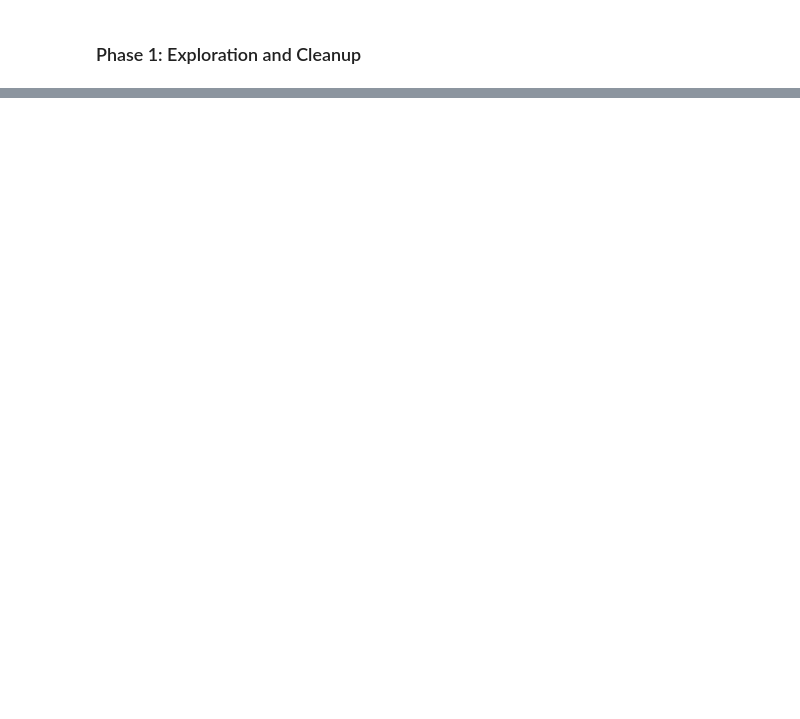
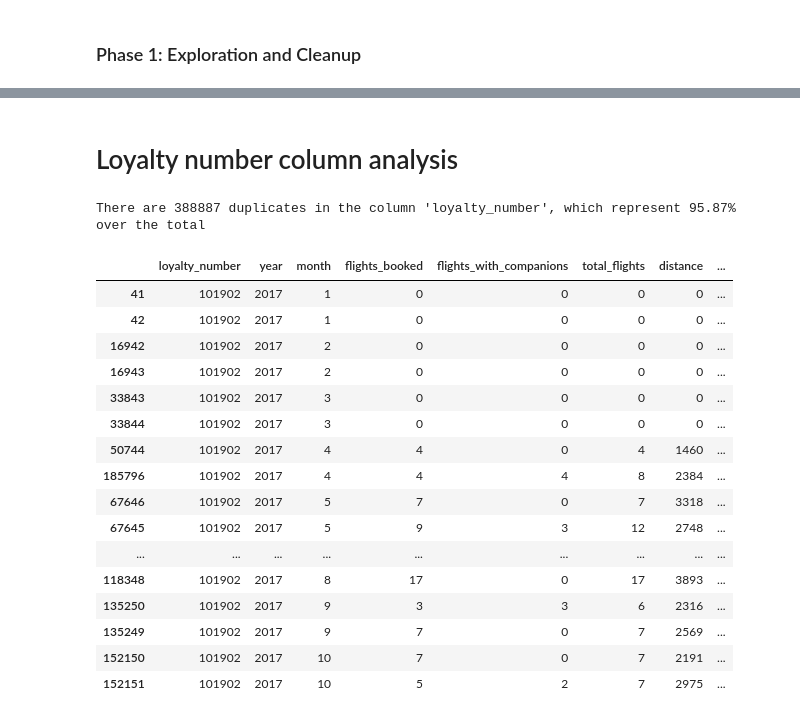
Before and after one commit to Adalab/bda-modulo-3-evaluacion-final-carla-caracola, a Jupyter notebook: module_3_final_evaluation_carla.ipynb, the cells around one changed output, grey strips where cells are left out. Saved outputs shown, nothing was run; the diff lists cells and outputs as text; code cells hidden in the pictures; blank space fills up the shorter version.

Commit message:
Exploratory Data Analysis and data transformation
Finishes functions for the Exploratory Data Analysis and adds Conclusions. Also implements functions for data transformation.

```diff
--- a/module_3_final_evaluation_carla.ipynb
+++ b/module_3_final_evaluation_carla.ipynb
@@ -147,0 +174,24 @@ dtype: bool>
+# %%
+# ▶️ Data Transformation code execution
+
+# Rename columns to snake case format
+columns_to_snake_case(dataframes_dict)
+
+# In df customer_flights, delete records that are duplicated in all columns keeping only the first appearance
+df_customer_flights.drop_duplicates(inplace=True)
+
+print(f"DUPLICATES COUNT IS: {df_customer_flights.duplicated().sum()}")
+
+# In columns "cancellation_year" and "cancelation_month" replace NaN with "Not Cancelled"
+
+columns = ["cancellation_year","cancellation_month"]
+category_name = "Not Cancelled"
+
+impute_nulls_as_special_category(df_customer_loyalty,columns,category_name)
+
+columns = ["salary"]
+transform_negative_values(df_customer_loyalty,columns)
+
+impute_nulls_as_median(df_customer_loyalty, columns)
+
+impute_nulls_as_median(df_customer_loyalty, columns)
@@ -147,0 +216,45 @@ dtype: bool>
+# %% [markdown]
+# Loyalty number column analysis
+# %%
+def loyalty_number_analysis (df):
+
+    # check the number of duplicates in loyalty_number column
+    duplicates = df_customer_flights.duplicated(subset=['loyalty_number']).sum()
+    print(f"There are {duplicates} duplicates in the column 'loyalty_number', which represent {round((duplicates/df_customer_flights.shape[0]*100),2)}% over the total")
+
+    df_loyalty_number_duplicates = df_customer_flights[df_customer_flights.duplicated(subset=['loyalty_number'])]
+    print (f"\n>>>DATAFRAME WITH loyalty_number:")
+    display(df_loyalty_number_duplicates)
+    # the information in the dataframe is organized in a way that there is one row per each year and each month within a year.
+    # Since there is info from 2 years it is expected to have 24 rows per loyalty_number (or less). So, I will only focus the analysis in those that appear more than 24 times
+    # Calculate the times of appearance for each loyalty_number
+    loyalty_number_value_counts = df_customer_flights['loyalty_number'].value_counts()
+    print (f"\n>>> VALUES COUNT:")
+    print(loyalty_number_value_counts)
+    # filter the Series to keep only the values that appear more than 24 times
+    values_to_keep = loyalty_number_value_counts[loyalty_number_value_counts > 24].index
+    print (f"\n>>> VALUES WITH MORE THAN 24 ROWS:")
+    print(values_to_keep)
+# %% [output]
+There are 388887 duplicates in the column 'loyalty_number', which represent 95.87% over the total
+# %%
+filtered_df = df_customer_flights[df_customer_flights['loyalty_number'].isin(values_to_keep)].sort_values(by=['loyalty_number','year', 'month','total_flights'])
+filtered_df.head(20)
+# %% [output]
+|  | loyalty_number | year | month | flights_booked | flights_with_companions | total_flights | distance | ... |
+| 41 | 101902 | 2017 | 1 | 0 | 0 | 0 | 0 | ... |
+| 42 | 101902 | 2017 | 1 | 0 | 0 | 0 | 0 | ... |
+| 16942 | 101902 | 2017 | 2 | 0 | 0 | 0 | 0 | ... |
+| 16943 | 101902 | 2017 | 2 | 0 | 0 | 0 | 0 | ... |
+| 33843 | 101902 | 2017 | 3 | 0 | 0 | 0 | 0 | ... |
+| 33844 | 101902 | 2017 | 3 | 0 | 0 | 0 | 0 | ... |
+| 50744 | 101902 | 2017 | 4 | 4 | 0 | 4 | 1460 | ... |
+| 185796 | 101902 | 2017 | 4 | 4 | 4 | 8 | 2384 | ... |
+| 67646 | 101902 | 2017 | 5 | 7 | 0 | 7 | 3318 | ... |
+| 67645 | 101902 | 2017 | 5 | 9 | 3 | 12 | 2748 | ... |
+| ... | ... | ... | ... | ... | ... | ... | ... | ... |
+| 118348 | 101902 | 2017 | 8 | 17 | 0 | 17 | 3893 | ... |
+| 135250 | 101902 | 2017 | 9 | 3 | 3 | 6 | 2316 | ... |
+| 135249 | 101902 | 2017 | 9 | 7 | 0 | 7 | 2569 | ... |
+| 152150 | 101902 | 2017 | 10 | 7 | 0 | 7 | 2191 | ... |
+| 152151 | 101902 | 2017 | 10 | 5 | 2 | 7 | 2975 | ... |
```
Also changed, not shown: parts of 8 cells of this notebook, 3 other files.
